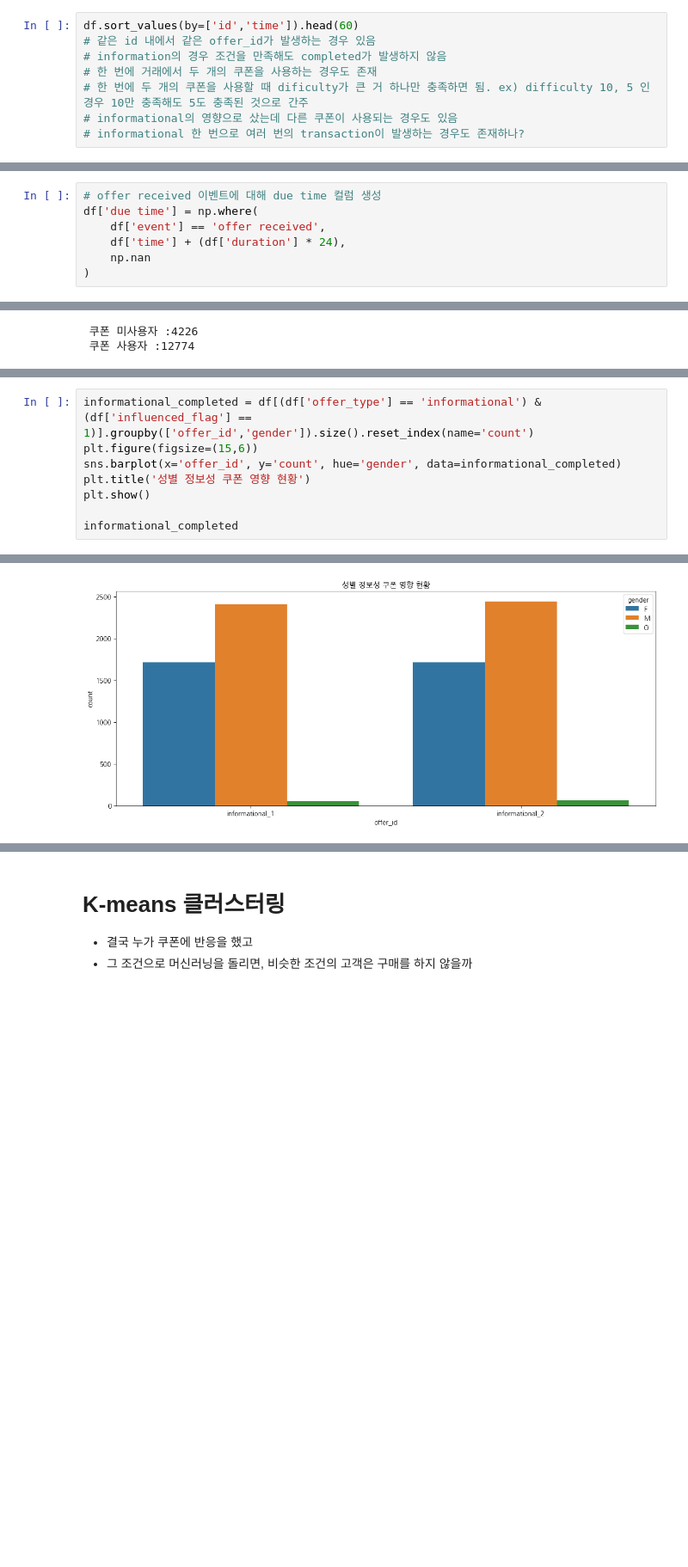
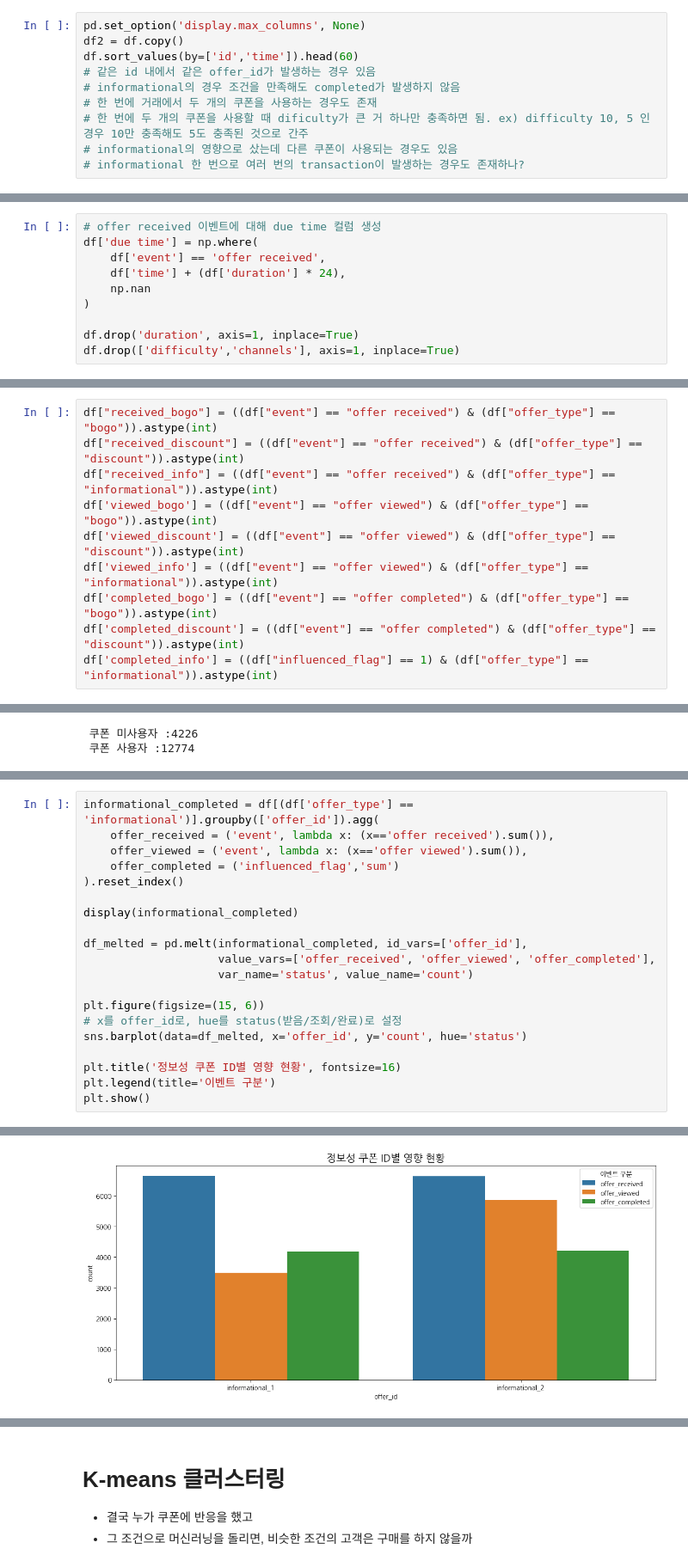
Before and after one commit to S-HNJN/Aiffel, a Jupyter notebook: starbucks/starbucks.ipynb, the cells around one changed output, grey strips where cells are left out. Shown at 86% size. Drawn from its saved outputs; the diff is of its cells as text; blank space fills up the shorter version.

```diff
--- a/starbucks/starbucks.ipynb
+++ b/starbucks/starbucks.ipynb
@@ -376,9 +356,11 @@ portfolio = portfolio.rename(columns={'id': 'offer_id'})
 df = profile.merge(transcript, left_on='id', right_on='id', how='left')
 df = df.merge(portfolio, left_on='offer_id', right_on='offer_id', how='left').drop('reward_y', axis=1).rename(columns={'reward_x':'reward'})
 # %%
+pd.set_option('display.max_columns', None)
+df2 = df.copy()
 df.sort_values(by=['id','time']).head(60)
 # 같은 id 내에서 같은 offer_id가 발생하는 경우 있음
-# information의 경우 조건을 만족해도 completed가 발생하지 않음
+# informational의 경우 조건을 만족해도 completed가 발생하지 않음
 # 한 번에 거래에서 두 개의 쿠폰을 사용하는 경우도 존재
 # 한 번에 두 개의 쿠폰을 사용할 때 dificulty가 큰 거 하나만 충족하면 됨. ex) difficulty 10, 5 인 경우 10만 충족해도 5도 충족된 것으로 간주
 # informational의 영향으로 샀는데 다른 쿠폰이 사용되는 경우도 있음
@@ -421,3 +392,6 @@ df['due time'] = np.where(
     df['time'] + (df['duration'] * 24),
     np.nan
 )
+
+df.drop('duration', axis=1, inplace=True)
+df.drop(['difficulty','channels'], axis=1, inplace=True)
@@ -461,6 +430,16 @@ df.loc[mask_recv, "influenced_flag"] = df.loc[mask_recv].apply(check_tx_in_windo
 
 # offer received가 아닌 행은 NaN 처리
 df.loc[~mask_recv, "influenced_flag"] = np.nan
+# %%
+df["received_bogo"] = ((df["event"] == "offer received") & (df["offer_type"] == "bogo")).astype(int)
+df["received_discount"] = ((df["event"] == "offer received") & (df["offer_type"] == "discount")).astype(int)
+df["received_info"] = ((df["event"] == "offer received") & (df["offer_type"] == "informational")).astype(int)
+df['viewed_bogo'] = ((df["event"] == "offer viewed") & (df["offer_type"] == "bogo")).astype(int)
+df['viewed_discount'] = ((df["event"] == "offer viewed") & (df["offer_type"] == "discount")).astype(int)
+df['viewed_info'] = ((df["event"] == "offer viewed") & (df["offer_type"] == "informational")).astype(int)
+df['completed_bogo'] = ((df["event"] == "offer completed") & (df["offer_type"] == "bogo")).astype(int)
+df['completed_discount'] = ((df["event"] == "offer completed") & (df["offer_type"] == "discount")).astype(int)
+df['completed_info'] = ((df["influenced_flag"] == 1) & (df["offer_type"] == "informational")).astype(int)
 # %% [markdown]
 # EDA
 # %%
@@ -500,9 +464,21 @@ plt.show()
 # %%
-informational_completed = df[(df['offer_type'] == 'informational') & (df['influenced_flag'] == 1)].groupby(['offer_id','gender']).size().reset_index(name='count')
-plt.figure(figsize=(15,6))
-sns.barplot(x='offer_id', y='count', hue='gender', data=informational_completed)
-plt.title('성별 정보성 쿠폰 영향 현황')
+informational_completed = df[(df['offer_type'] == 'informational')].groupby(['offer_id']).agg(
+    offer_received = ('event', lambda x: (x=='offer received').sum()),
+    offer_viewed = ('event', lambda x: (x=='offer viewed').sum()),
+    offer_completed = ('influenced_flag','sum')
+).reset_index()
+
+display(informational_completed)
+
+df_melted = pd.melt(informational_completed, id_vars=['offer_id'],
+                    value_vars=['offer_received', 'offer_viewed', 'offer_completed'],
+                    var_name='status', value_name='count')
+
+plt.figure(figsize=(15, 6))
+# x를 offer_id로, hue를 status(받음/조회/완료)로 설정
+sns.barplot(data=df_melted, x='offer_id', y='count', hue='status')
+
+plt.title('정보성 쿠폰 ID별 영향 현황', fontsize=16)
+plt.legend(title='이벤트 구분')
 plt.show()
-
-informational_completed
 # %% [output]
@@ -509 +488 @@ informational_completed
-[figure, old version]
+[figure, new version]
```
Also changed, not shown: parts of 40 cells of this notebook.
